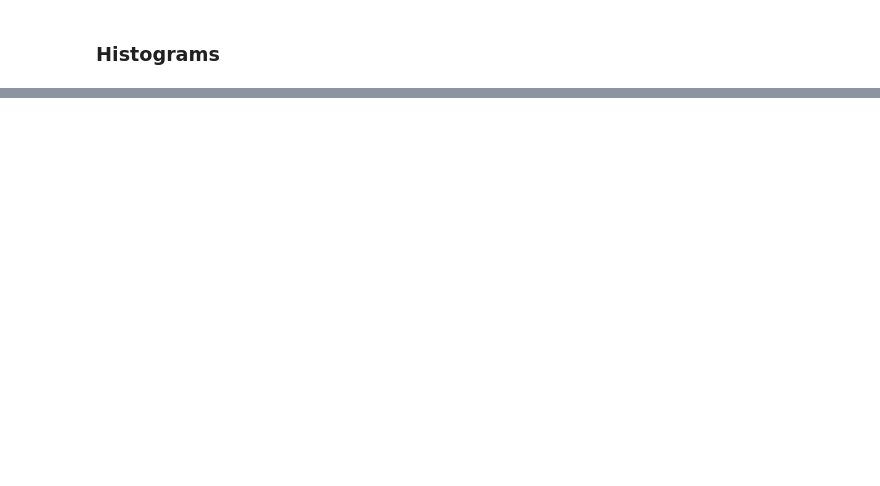
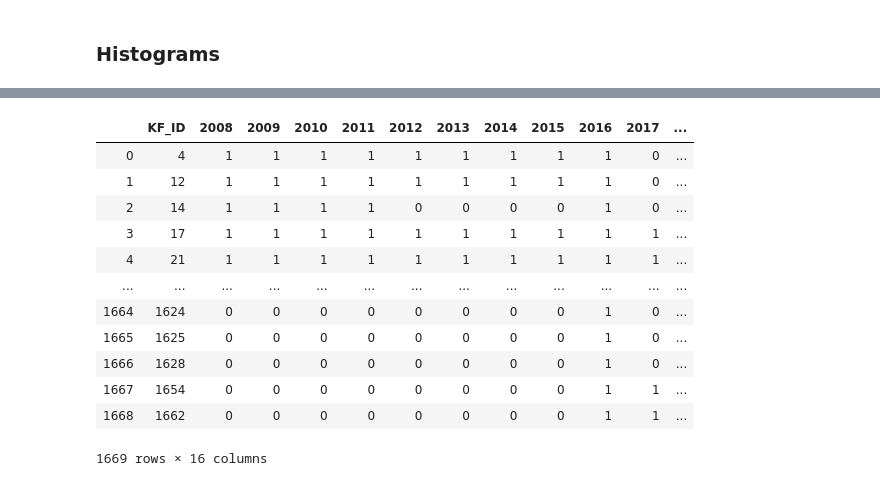
Before and after one commit to rsk2327/PDSG_PayInequality, a Jupyter notebook: ReferenceLevelNum.ipynb, the cells around one changed output, grey strips where cells are left out. Saved outputs shown, nothing was run; the diff lists cells and outputs as text; code cells hidden in the pictures; blank space fills up the shorter version.

```diff
--- a/ReferenceLevelNum.ipynb
+++ b/ReferenceLevelNum.ipynb
@@ -392,0 +480,5 @@ len(dataFiles)
+# %%
+df = pd.read_csv("Company_Years.csv")
+companyDf = df.copy()
+# %%
+df['totalYears'] = df[df.columns[1:]].apply(lambda x : np.sum(x), axis = 1)
@@ -392,0 +497,37 @@ len(dataFiles)
+# %%
+def getFirstLastYears(x):
+
+    minYear = 2021
+    maxYear = 2000
+
+    for i in range(2008, 2020):
+
+        if x[str(i)] == 1:
+
+            minYear = min(minYear, i)
+            maxYear = max(maxYear, i)
+
+    return (minYear, maxYear)
+
+
+w = df.apply(lambda x : getFirstLastYears(x), axis = 1)
+w = w.apply(pd.Series)
+w.columns = ['startYear','lastYear']
+
+df = pd.concat([df,w], axis = 1)
+# %%
+df
+# %% [output]
+|  | KF_ID | 2008 | 2009 | 2010 | 2011 | 2012 | 2013 | 2014 | 2015 | 2016 | 2017 | ... |
+| 0 | 4 | 1 | 1 | 1 | 1 | 1 | 1 | 1 | 1 | 1 | 0 | ... |
+| 1 | 12 | 1 | 1 | 1 | 1 | 1 | 1 | 1 | 1 | 1 | 0 | ... |
+| 2 | 14 | 1 | 1 | 1 | 1 | 0 | 0 | 0 | 0 | 1 | 0 | ... |
+| 3 | 17 | 1 | 1 | 1 | 1 | 1 | 1 | 1 | 1 | 1 | 1 | ... |
+| 4 | 21 | 1 | 1 | 1 | 1 | 1 | 1 | 1 | 1 | 1 | 1 | ... |
+| ... | ... | ... | ... | ... | ... | ... | ... | ... | ... | ... | ... | ... |
+| 1664 | 1624 | 0 | 0 | 0 | 0 | 0 | 0 | 0 | 0 | 1 | 0 | ... |
+| 1665 | 1625 | 0 | 0 | 0 | 0 | 0 | 0 | 0 | 0 | 1 | 0 | ... |
+| 1666 | 1628 | 0 | 0 | 0 | 0 | 0 | 0 | 0 | 0 | 1 | 0 | ... |
+| 1667 | 1654 | 0 | 0 | 0 | 0 | 0 | 0 | 0 | 0 | 1 | 1 | ... |
+| 1668 | 1662 | 0 | 0 | 0 | 0 | 0 | 0 | 0 | 0 | 1 | 1 | ... |
+1669 rows × 16 columns
```
Also changed, not shown: parts of 25 cells of this notebook, 1 other file.
